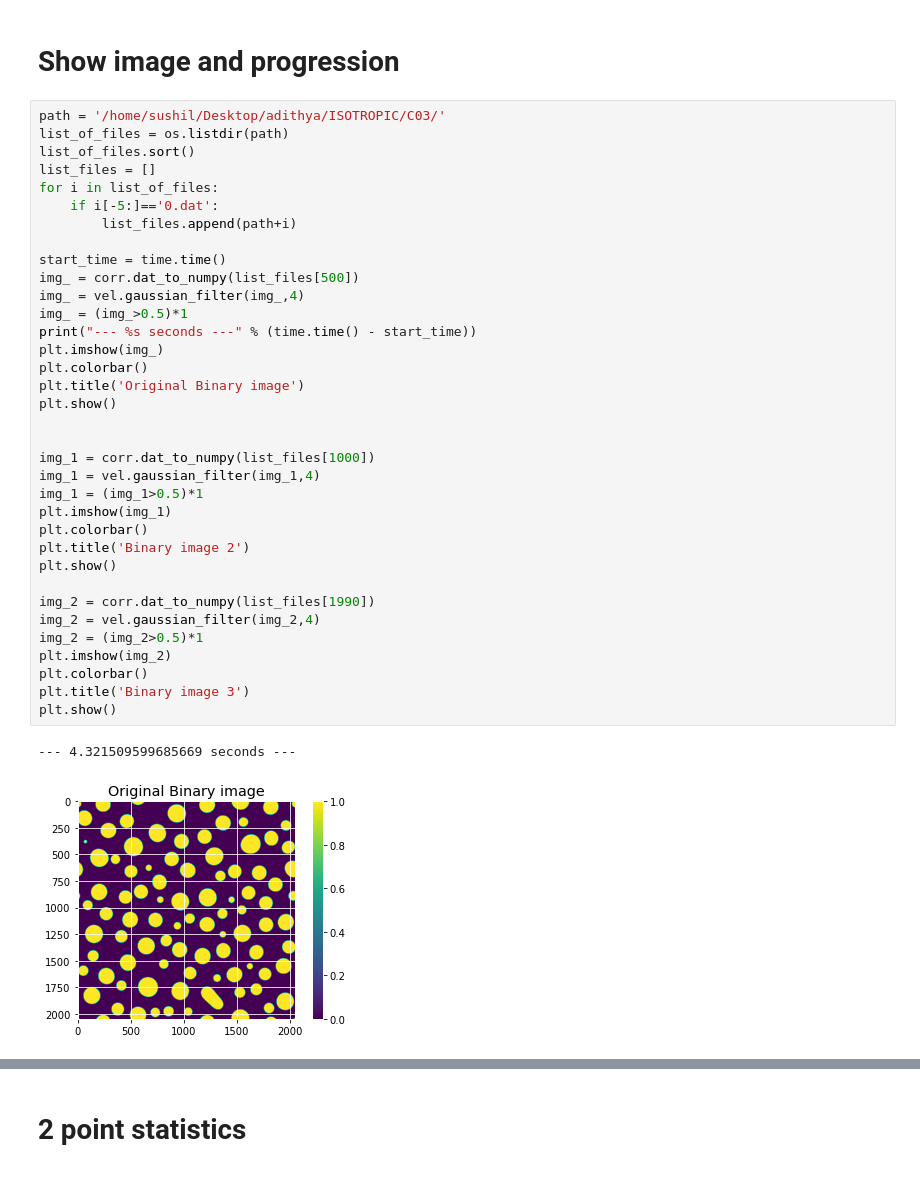
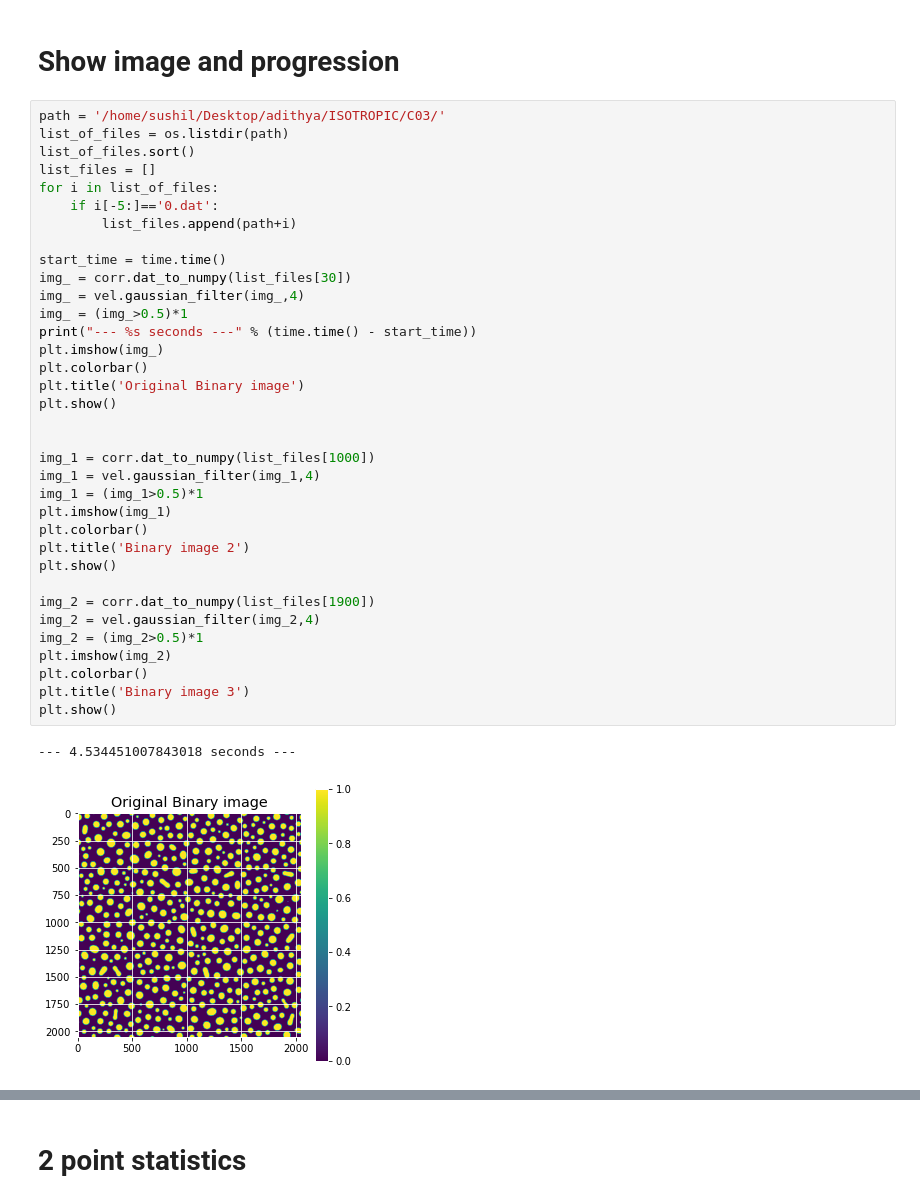
Before and after one commit to nhgowtham/MicrostructureStatistics, a Jupyter notebook: Everything for circular spinodal.ipynb, the cells around one changed output, grey strips where cells are left out. Drawn from its saved outputs; the diff is of its cells as text.

```diff
--- a/Everything for circular spinodal.ipynb
+++ b/Everything for circular spinodal.ipynb
@@ -20,34 +21,34 @@ list_of_files.sort()
 list_files = []
 for i in list_of_files:
     if i[-5:]=='0.dat':
         list_files.append(path+i)
 
 start_time = time.time()
-img_ = corr.dat_to_numpy(list_files[500])
+img_ = corr.dat_to_numpy(list_files[30])
 img_ = vel.gaussian_filter(img_,4)
 img_ = (img_>0.5)*1
 print("--- %s seconds ---" % (time.time() - start_time))
 plt.imshow(img_)
 plt.colorbar()
 plt.title('Original Binary image')
 plt.show()
 
 
 img_1 = corr.dat_to_numpy(list_files[1000])
 img_1 = vel.gaussian_filter(img_1,4)
 img_1 = (img_1>0.5)*1
 plt.imshow(img_1)
 plt.colorbar()
 plt.title('Binary image 2')
 plt.show()
 
-img_2 = corr.dat_to_numpy(list_files[1990])
+img_2 = corr.dat_to_numpy(list_files[1900])
 img_2 = vel.gaussian_filter(img_2,4)
 img_2 = (img_2>0.5)*1
 plt.imshow(img_2)
 plt.colorbar()
 plt.title('Binary image 3')
 plt.show()
 # %% [output]
---- 4.321509599685669 seconds ---
+--- 4.534451007843018 seconds ---
-[figure, old version]
+[figure, new version]
```
Also changed, not shown: parts of 16 cells of this notebook, 1 other file.
